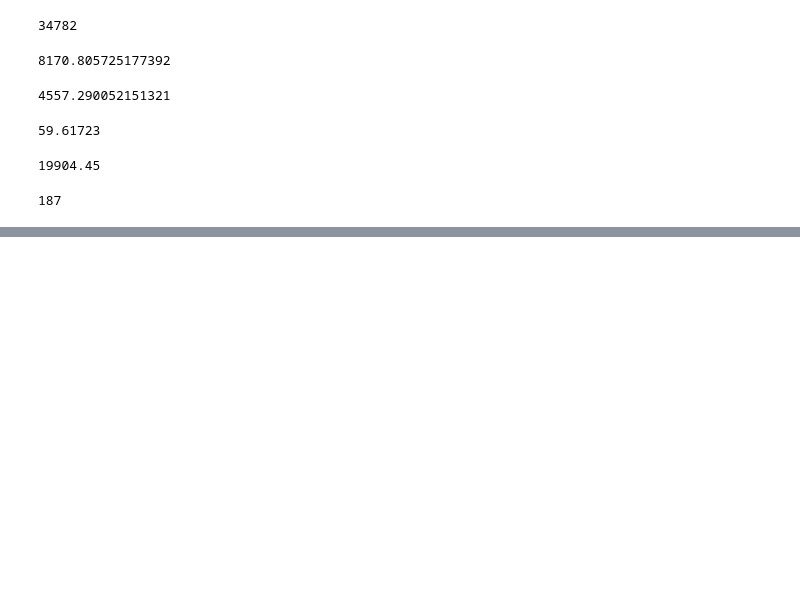
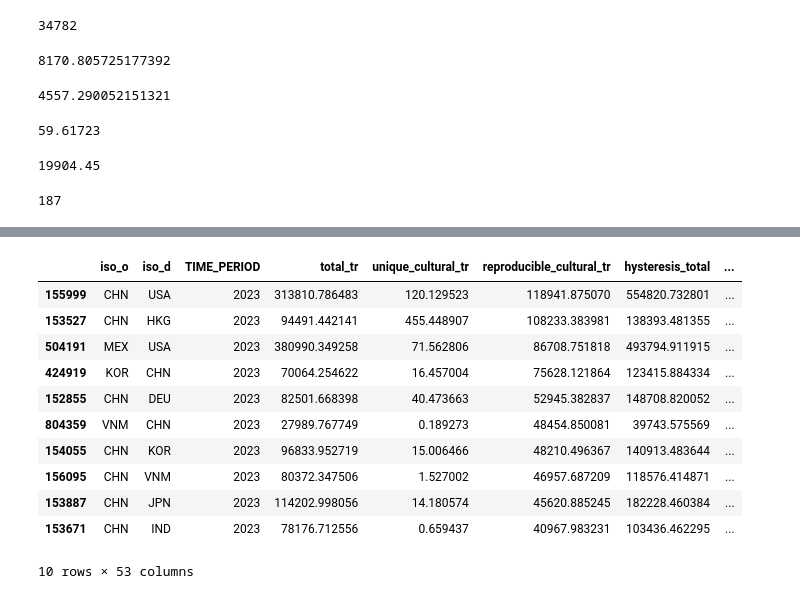
Before and after one commit to TAD600/Global_Cultural_Trade_Network, a Jupyter notebook: 02_eda/05_data_pruning_&_summary_statistics.ipynb, the cells around one changed output, grey strips where cells are left out. Drawn from its saved outputs; the diff is of its cells as text; code cells hidden in the pictures; blank space fills up the shorter version.

```diff
--- a/02_eda/05_data_pruning_&_summary_statistics.ipynb
+++ b/02_eda/05_data_pruning_&_summary_statistics.ipynb
@@ -773,0 +910,15 @@ attribute2000_2023.to_csv("../data/cleaned/attributes2000_2023.csv", encoding =
+# %%
+panel[panel['TIME_PERIOD'] == 2023].sort_values(by = 'reproducible_cultural_tr', ascending=False).head(10)
+# %% [output]
+|  | iso_o | iso_d | TIME_PERIOD | total_tr | unique_cultural_tr | reproducible_cultural_tr | hysteresis_total | ... |
+| 155999 | CHN | USA | 2023 | 313810.786483 | 120.129523 | 118941.875070 | 554820.732801 | ... |
+| 153527 | CHN | HKG | 2023 | 94491.442141 | 455.448907 | 108233.383981 | 138393.481355 | ... |
+| 504191 | MEX | USA | 2023 | 380990.349258 | 71.562806 | 86708.751818 | 493794.911915 | ... |
+| 424919 | KOR | CHN | 2023 | 70064.254622 | 16.457004 | 75628.121864 | 123415.884334 | ... |
+| 152855 | CHN | DEU | 2023 | 82501.668398 | 40.473663 | 52945.382837 | 148708.820052 | ... |
+| 804359 | VNM | CHN | 2023 | 27989.767749 | 0.189273 | 48454.850081 | 39743.575569 | ... |
+| 154055 | CHN | KOR | 2023 | 96833.952719 | 15.006466 | 48210.496367 | 140913.483644 | ... |
+| 156095 | CHN | VNM | 2023 | 80372.347506 | 1.527002 | 46957.687209 | 118576.414871 | ... |
+| 153887 | CHN | JPN | 2023 | 114202.998056 | 14.180574 | 45620.885245 | 182228.460384 | ... |
+| 153671 | CHN | IND | 2023 | 78176.712556 | 0.659437 | 40967.983231 | 103436.462295 | ... |
+10 rows × 53 columns
```
Also changed, not shown: parts of 18 cells of this notebook, 13 other files.
